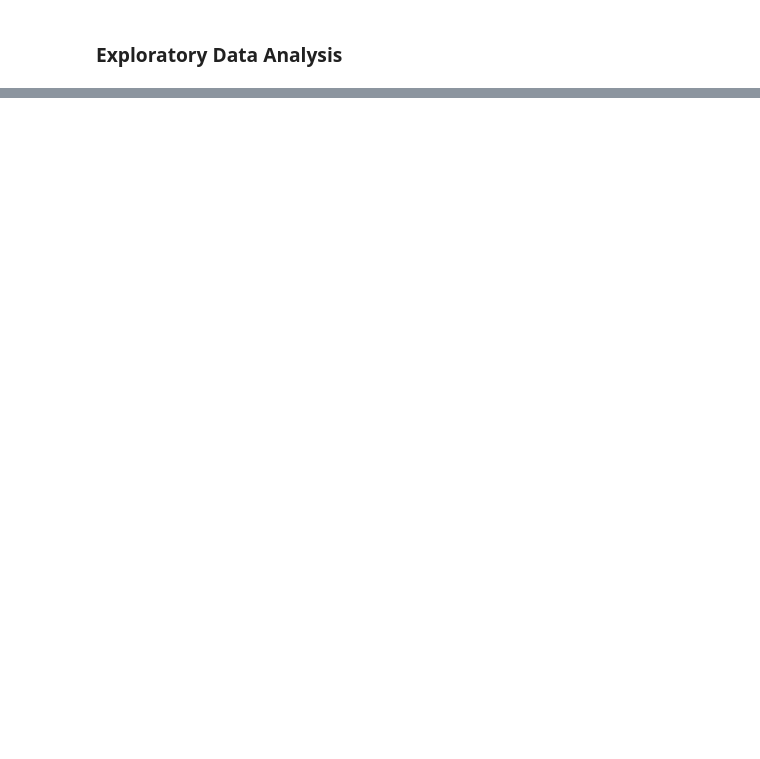
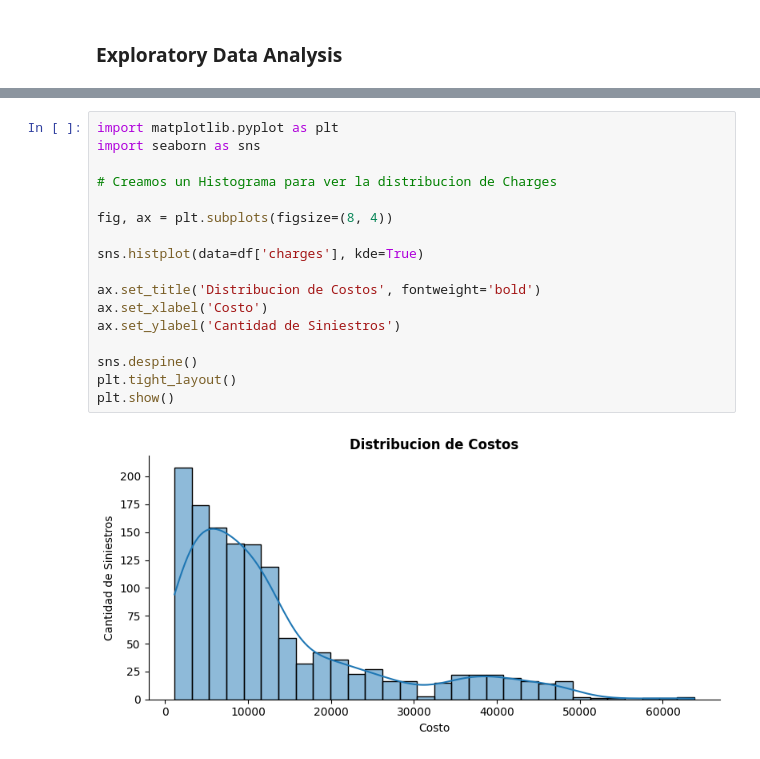
Before and after one commit to Jatte02/health-insurance-cost-prediction, a Jupyter notebook: notebook/01_eda.ipynb, the cells around one changed output, grey strips where cells are left out. Saved outputs shown, nothing was run; the diff lists cells and outputs as text; blank space fills up the shorter version.

Commit message:
feat: initialize exploratory data analysis notebook with dataset inspection

```diff
--- a/notebook/01_eda.ipynb
+++ b/notebook/01_eda.ipynb
@@ -19,0 +64,19 @@ df.shape
+# %%
+import matplotlib.pyplot as plt
+import seaborn as sns
+
+# Creamos un Histograma para ver la distribucion de Charges
+
+fig, ax = plt.subplots(figsize=(8, 4))
+
+sns.histplot(data=df['charges'], kde=True)
+
+ax.set_title('Distribucion de Costos', fontweight='bold')
+ax.set_xlabel('Costo')
+ax.set_ylabel('Cantidad de Siniestros')
+
+sns.despine()
+plt.tight_layout()
+plt.show()
+# %% [output]
+[figure, added]
```
Also changed, not shown: parts of 8 cells of this notebook.
